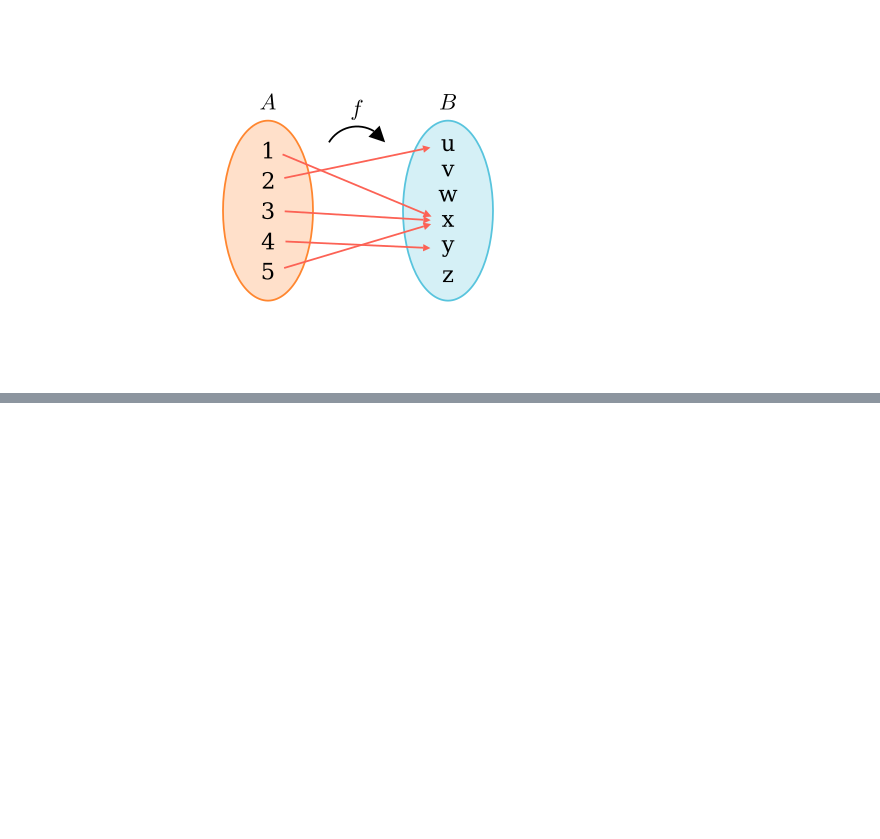
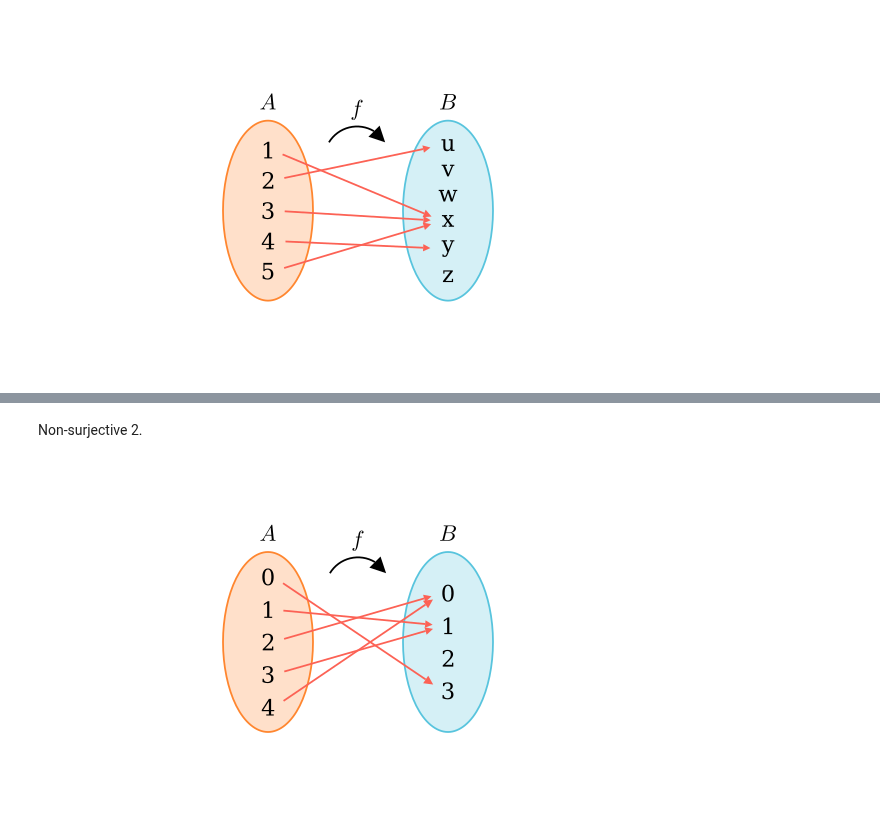
Before and after one commit to PhotonicGluon/NZQRC-Book, a Jupyter notebook: code/image_generation/notebooks/part-1/functions.ipynb, the cells around one changed output, grey strips where cells are left out. Saved outputs shown, nothing was run; the diff lists cells and outputs as text; code cells hidden in the pictures; blank space fills up the shorter version.

```diff
--- a/code/image_generation/notebooks/part-1/functions.ipynb
+++ b/code/image_generation/notebooks/part-1/functions.ipynb
@@ -370,0 +471,14 @@ class FunctionDiagram(Scene):
+# %%
+def generate_arrows(ellipse_a: VGroup, ellipse_b: VGroup, links: list[tuple[int, int]]):
+    arrows = [
+        Arrow(
+            ellipse_a[2][i].get_right(),
+            ellipse_b[2][j].get_left(),
+            stroke_width=ARROW_STROKE_WIDTH,
+            max_tip_length_to_length_ratio=ARROW_TIP_RATIO,
+            color=RED
+        )
+        for i, j in links
+    ]
+    arrows = VGroup(*arrows)
+    return arrows
@@ -370,0 +531,18 @@ class FunctionDiagram(Scene):
+# %% [markdown]
+Non-surjective 2.
+# %%
+%%generate_image surjective-detective_nonsurj_2 SurjectiveDetectiveDiagram
+
+SurjectiveDetectiveDiagram = make_surjective_detective(
+    5,
+    4,
+    [
+        (0, 3),
+        (1, 1),
+        (2, 0),
+        (3, 1),
+        (4, 0)
+    ]
+)
+# %% [output]
+[figure, added]
```
Also changed, not shown: parts of 17 cells of this notebook, 7 other files.
